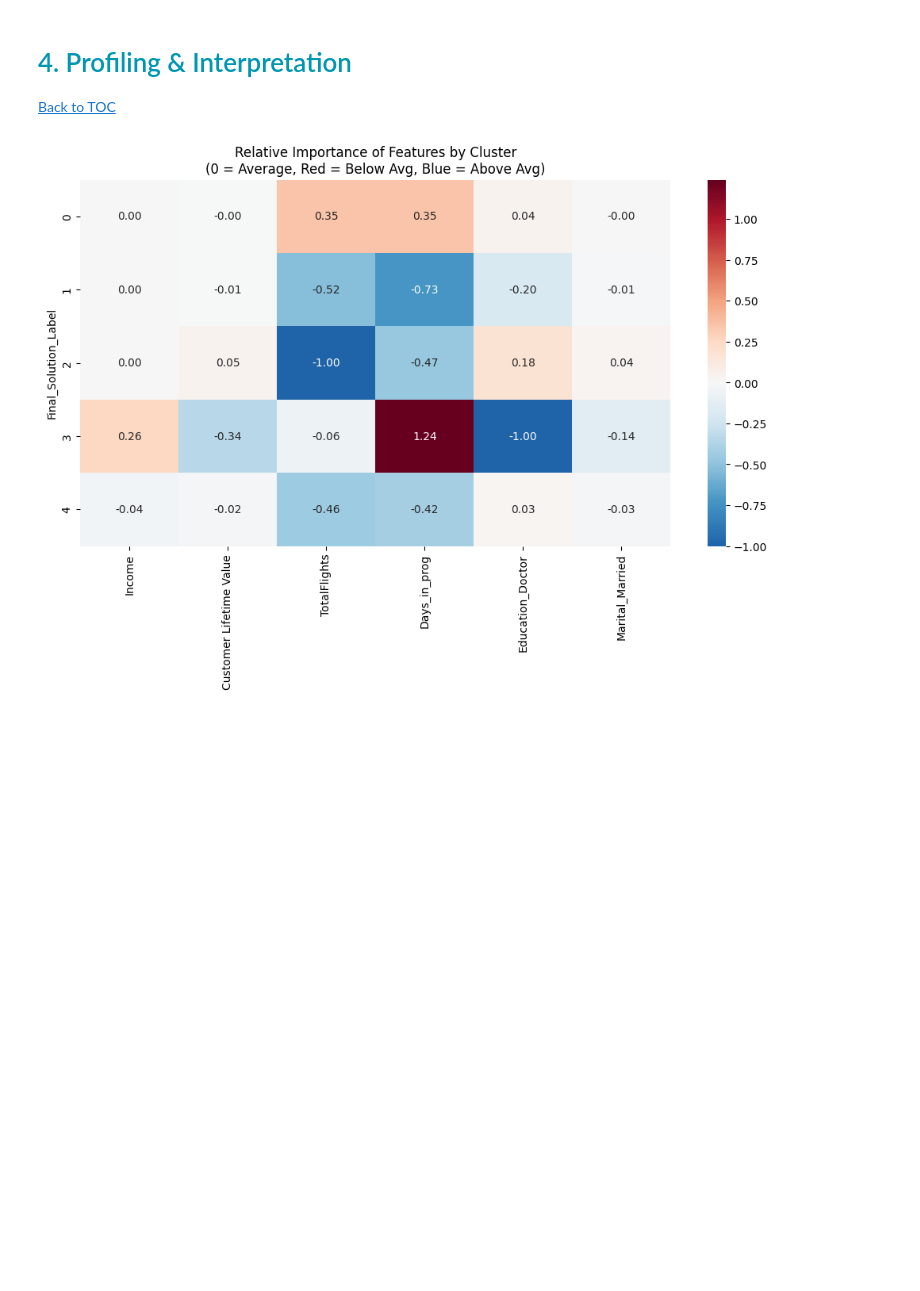
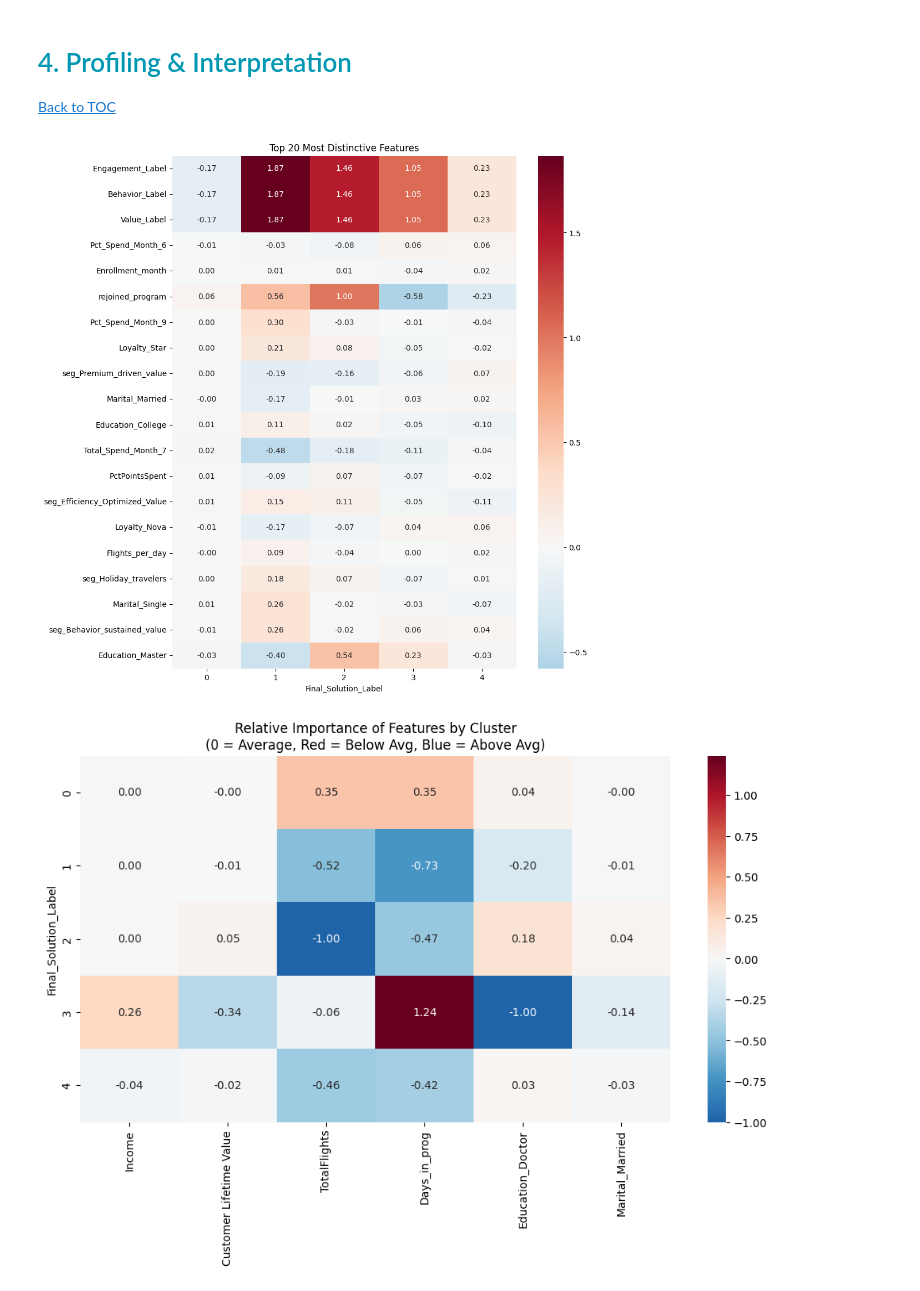
Before and after one commit to andrerangelferreira/DataMiningProject_AIAI_Group51, a Jupyter notebook: notebooks/Cluster_Merged.ipynb, the cells around one changed output. Cells and saved outputs as stored; diff of their text form; code cells hidden in the pictures; blank space fills up the shorter version.

```diff
--- a/notebooks/Cluster_Merged.ipynb
+++ b/notebooks/Cluster_Merged.ipynb
@@ -179,6 +209,40 @@ Loyalty#
 # %% [markdown]
 # <span style="color:#0097b2">4. Profiling & Interpretation</span>
 [Back to TOC](#toc)
+# %%
+# 1. Calculate R2 for ALL variables (Active + Passive)
+# (excluding ID columns or text columns)
+numeric_cols = df_merged.select_dtypes(include=[np.number]).columns.tolist()
+# Remove the cluster labels themselves
+numeric_cols = [c for c in numeric_cols if c not in ['Final_Solution_Label', 'Location_cluster', 'EnrollmentType']]
+
+def get_r2_scores(df, cluster_col, features):
+    sst_total = df[features].var() * (len(df) - 1)
+    r2_scores = {}
+    for feature in features:
+        sst = sst_total[feature]
+        if sst == 0: continue # Skip constant columns
+        ssw = 0
+        for cluster in df[cluster_col].unique():
+            cluster_data = df[df[cluster_col] == cluster][feature]
+            ssw += cluster_data.var() * (len(cluster_data) - 1)
+        r2_scores[feature] = (sst - ssw) / sst
+    return pd.Series(r2_scores).sort_values(ascending=False)
+# %%
+# 2. Get Top 20 Differentiating Features
+top_features = get_r2_scores(df_merged, 'Final_Solution_Label', numeric_cols).head(20).index.tolist()
+
+# 3. Plot Heatmap ONLY for these Top 20
+cluster_means = df_merged.groupby('Final_Solution_Label')[top_features].mean()
+global_means = df_merged[top_features].mean()
+relative_imp = (cluster_means / global_means) - 1
+
+plt.figure(figsize=(10, 12))
+sns.heatmap(data=relative_imp.T, annot=True, fmt='.2f', cmap='RdBu_r', center=0)
+plt.title('Top 20 Most Distinctive Features')
+plt.show()
+# %% [output]
+[figure, added]
 # %%
 import seaborn as sns
 import matplotlib.pyplot as plt
```
Also changed, not shown: parts of 4 cells of this notebook.
